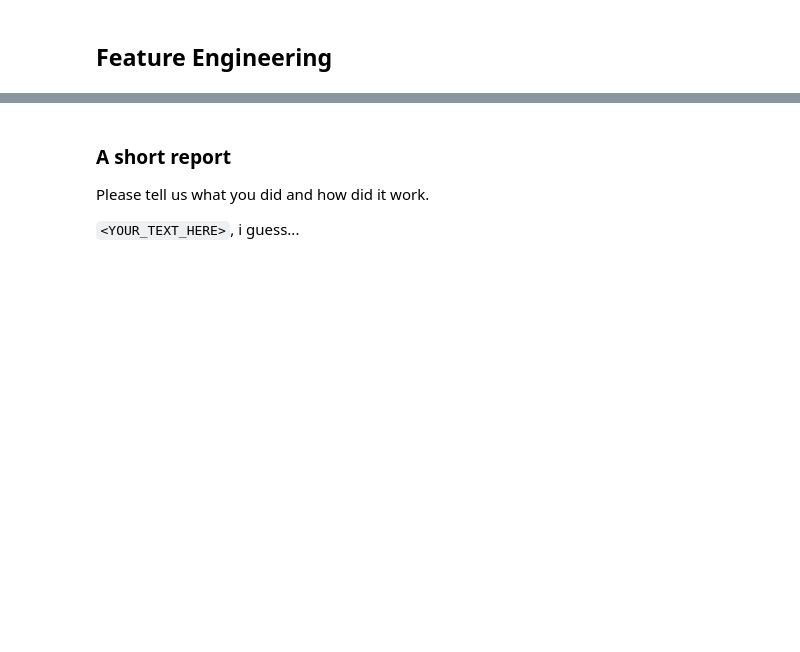
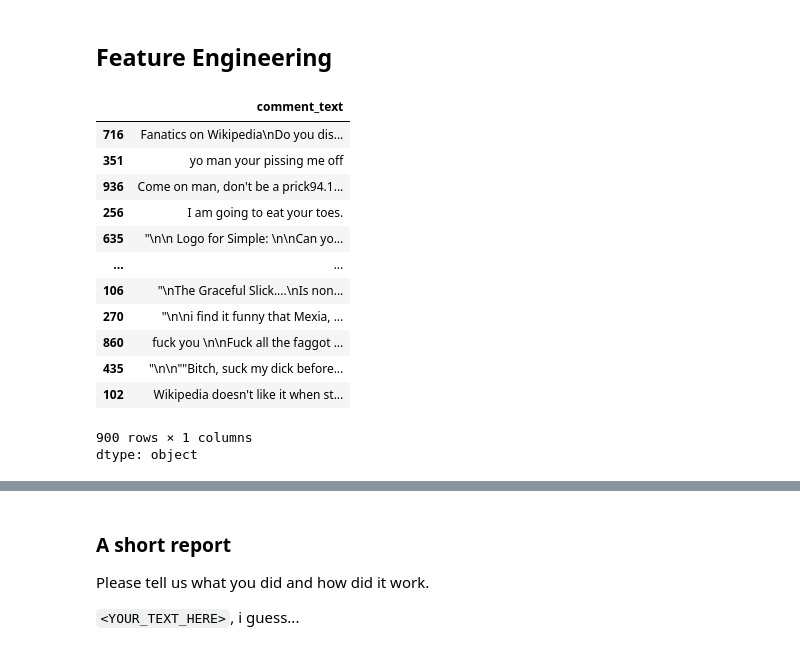
Before and after one commit to pgianinh50364/nlp_course, a Jupyter notebook: week02_classification/homework_part2.ipynb, the cells around one changed output, grey strips where cells are left out. Drawn from its saved outputs; the diff is of its cells as text; code cells hidden in the pictures; blank space fills up the shorter version.

```diff
--- a/week02_classification/homework_part2.ipynb
+++ b/week02_classification/homework_part2.ipynb
@@ -73,8 +89,22 @@ Max word length of words in data is 1069
 Min word length of words in data is 2
 # %% [markdown]
 ## Feature Engineering
-# %%
-tk = TweetTokenizer()
-data['comment_text'] = data['comment_text'].apply(lambda x: tk.tokenize(x))
 # %%
-X_train, y_train, X_test, y_test = train_test_split(data['comment_text'], data['should_ban'], test_size=0.1, random_state=42)
+X_train, X_test, y_train, y_test = train_test_split(data['comment_text'], data['should_ban'], test_size=0.1, random_state=42)
+# %%
+X_train
+# %% [output]
+|  | comment_text |
+| 716 | Fanatics on Wikipedia\nDo you dis... |
+| 351 | yo man your pissing me off |
+| 936 | Come on man, don't be a prick94.1... |
+| 256 | I am going to eat your toes. |
+| 635 | "\n\n Logo for Simple: \n\nCan yo... |
+| ... | ... |
+| 106 | "\nThe Graceful Slick....\nIs non... |
+| 270 | "\n\ni find it funny that Mexia, ... |
+| 860 | fuck you \n\nFuck all the faggot ... |
+| 435 | "\n\n""Bitch, suck my dick before... |
+| 102 | Wikipedia doesn't like it when st... |
+900 rows × 1 columns
+dtype: object
```
Also changed, not shown: parts of 14 cells of this notebook.
